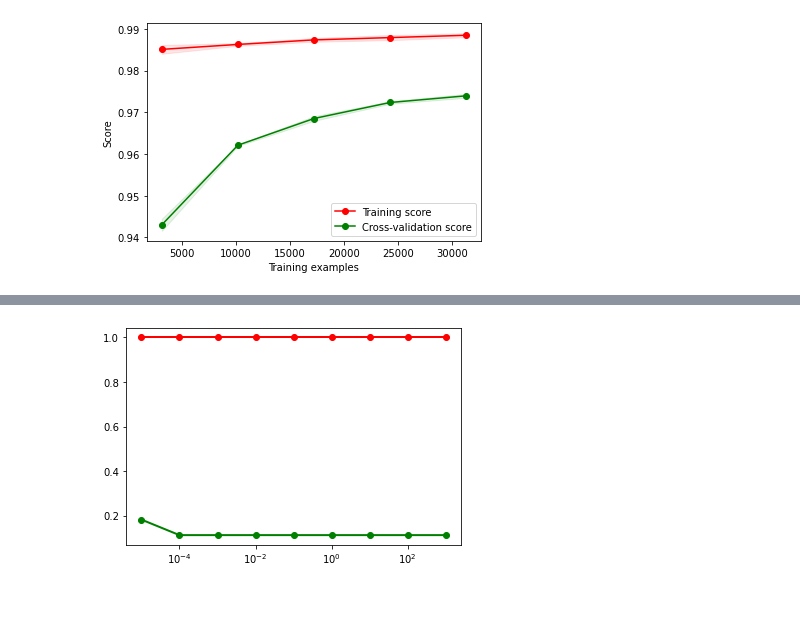
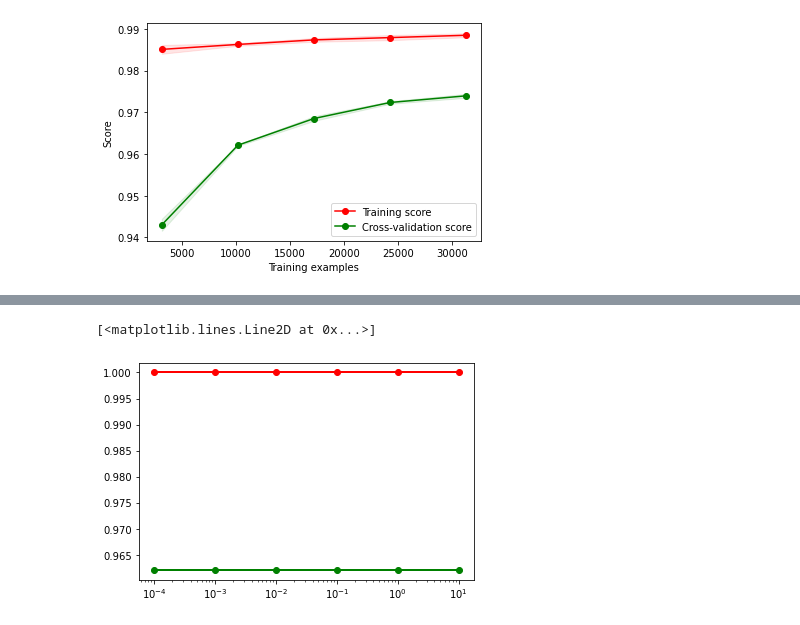
Before and after one commit to barmag/cs7641-projects, a Jupyter notebook: project1/svm-experiments.ipynb, the cells around one changed output, grey strips where cells are left out. Saved outputs shown, nothing was run; the diff lists cells and outputs as text; code cells hidden in the pictures.

```diff
--- a/project1/svm-experiments.ipynb
+++ b/project1/svm-experiments.ipynb
@@ -232,3 +246,18 @@ print(mnist_X.shape, mnist_y.shape)
 (70000, 784) (70000,)
 # %%
 mnist_X_train, mnist_X_test, mnist_y_train, mnist_y_test = train_test_split(mnist_X, mnist_y, test_size=.33, random_state=42)
+# %%
+from sklearn.model_selection import GridSearchCV, StratifiedShuffleSplit, RandomizedSearchCV
+import warnings
+warnings.filterwarnings('ignore')
+C_range = 10. ** np.arange(-2, 2)
+gamma_range = 10. ** np.arange(-4, 2)
+# n_range = range(1, 20, 1)
+
+cv = StratifiedShuffleSplit(n_splits=1, test_size=0.33, random_state=42)
+param_grid = dict(C=C_range, kernel=['rbf', 'poly'], gamma=gamma_range)
+grid = RandomizedSearchCV(SVC(), param_distributions=param_grid, cv=cv, n_jobs=10, verbose=3)
+
+grid.fit(mnist_X_train, mnist_y_train)
+
+print("The best classifier is: ", grid.best_estimator_)
@@ -235,4 +267,4 @@ mnist_X_train, mnist_X_test, mnist_y_train, mnist_y_test = train_test_split(mnis
 # %%
-mnist_tree_clf = SVC(kernel='rbf', random_state=42)
-mnist_tree_clf.fit(mnist_X_train, mnist_y_train)
+mnist_poly_clf = SVC(kernel='poly', gamma=0.001, random_state=42)
+mnist_poly_clf.fit(mnist_X_train, mnist_y_train)
 # %% [output]
@@ -267,8 +299,8 @@ plt.show()
 [figure]
 # %%
 lw = 2
-param_range = 10. ** np.arange(-5, 4)
-train_scores, test_scores = validation_curve(SVC(kernel='rbf'), mnist_X_train, mnist_y_train, param_name="gamma", param_range=param_range, scoring="accuracy", cv=3, n_jobs=6)
+param_range = 10. ** np.arange(-4, 2)
+train_scores, test_scores = validation_curve(SVC(kernel='poly'), mnist_X_train, mnist_y_train, param_name="gamma", param_range=param_range, scoring="accuracy", cv=3, n_jobs=-1, verbose=3)
 train_scores_mean = np.mean(train_scores, axis=1)
 train_scores_std = np.std(train_scores, axis=1)
 test_scores_mean = np.mean(test_scores, axis=1)
@@ -282 +317,2 @@ plt.plot(param_range, test_scores_mean, 'o-', label="Cross-validation score", co
+[<matplotlib.lines.Line2D at 0x...>]
-[figure, old version]
+[figure, new version]
```
Also changed, not shown: parts of 11 cells of this notebook, 1 other file.
